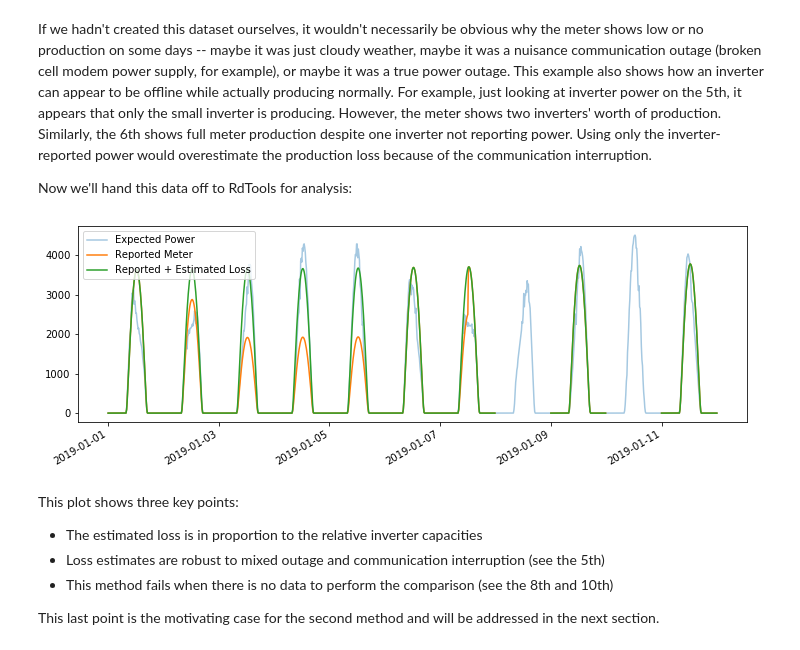
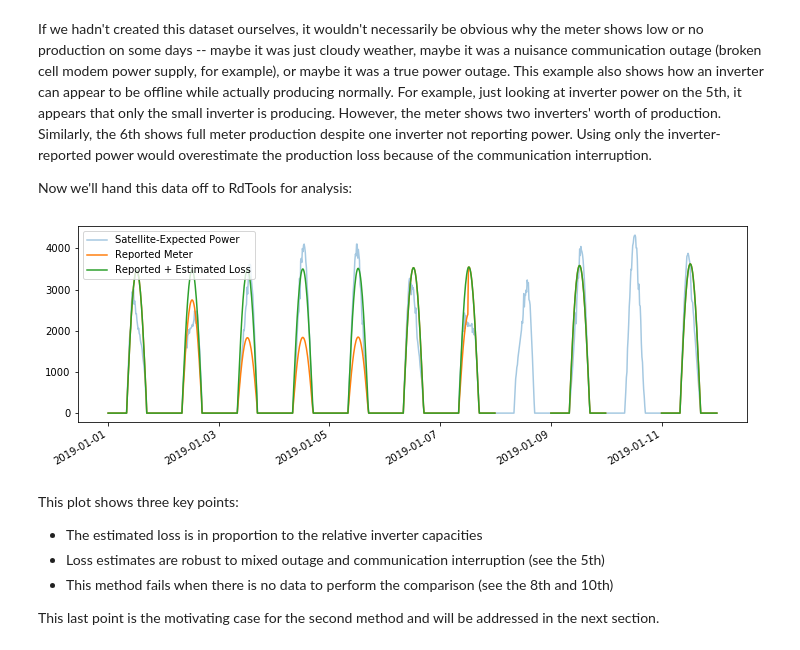
Before and after one commit to NREL/rdtools, a Jupyter notebook: docs/system_availability_example.ipynb, the cells around one changed output. Drawn from its saved outputs; the diff is of its cells as text; code cells hidden in the pictures.

```diff
--- a/docs/system_availability_example.ipynb
+++ b/docs/system_availability_example.ipynb
@@ -40,9 +40,11 @@ def make_dataset():
     # generate a plausible clear-sky power signal
     times = pd.date_range('2019-01-01', '2019-01-12', freq='15min', tz='US/Eastern')
     location = pvlib.location.Location(40, -80)
-    clearsky = location.get_clearsky(times)
+    clearsky = location.get_clearsky(times, model='haurwitz')
     # just scale GHI to power for simplicity
     base_power = 2.5*clearsky['ghi']
+    # but require a minimum irradiance to turn on, simulating start-up voltage
+    base_power[clearsky['ghi'] < 20] = 0
 
     df_secret = pd.DataFrame({
         'inv1_power': base_power,
@@ -120,19 +122,19 @@ Now we'll hand this data off to RdTools for analysis:
 # %%
 lost_power = rdtools.availability.loss_from_power(
                 subsystem_power=df[['inv1_power', 'inv2_power', 'inv3_power']],
                 system_power=df['meter_power']
 )
 
 # plot reported production + estimated loss production, with the
 # independent expected power signal for comparison
 plt.figure(figsize=(12,4))
-expected_power.plot(ls='-', label='Expected Power', alpha=0.4)
+expected_power.plot(ls='-', label='Satellite-Expected Power', alpha=0.4)
 df['meter_power'].plot(label='Reported Meter')
 (df['meter_power'] + lost_power).plot(label='Reported + Estimated Loss')
 plt.legend()
 plt.show()
 # %% [output]
-[figure, old version]
+[figure, new version]
 # %% [markdown]
 This plot shows three key points:
 
```
Also changed, not shown: parts of 5 cells of this notebook.
